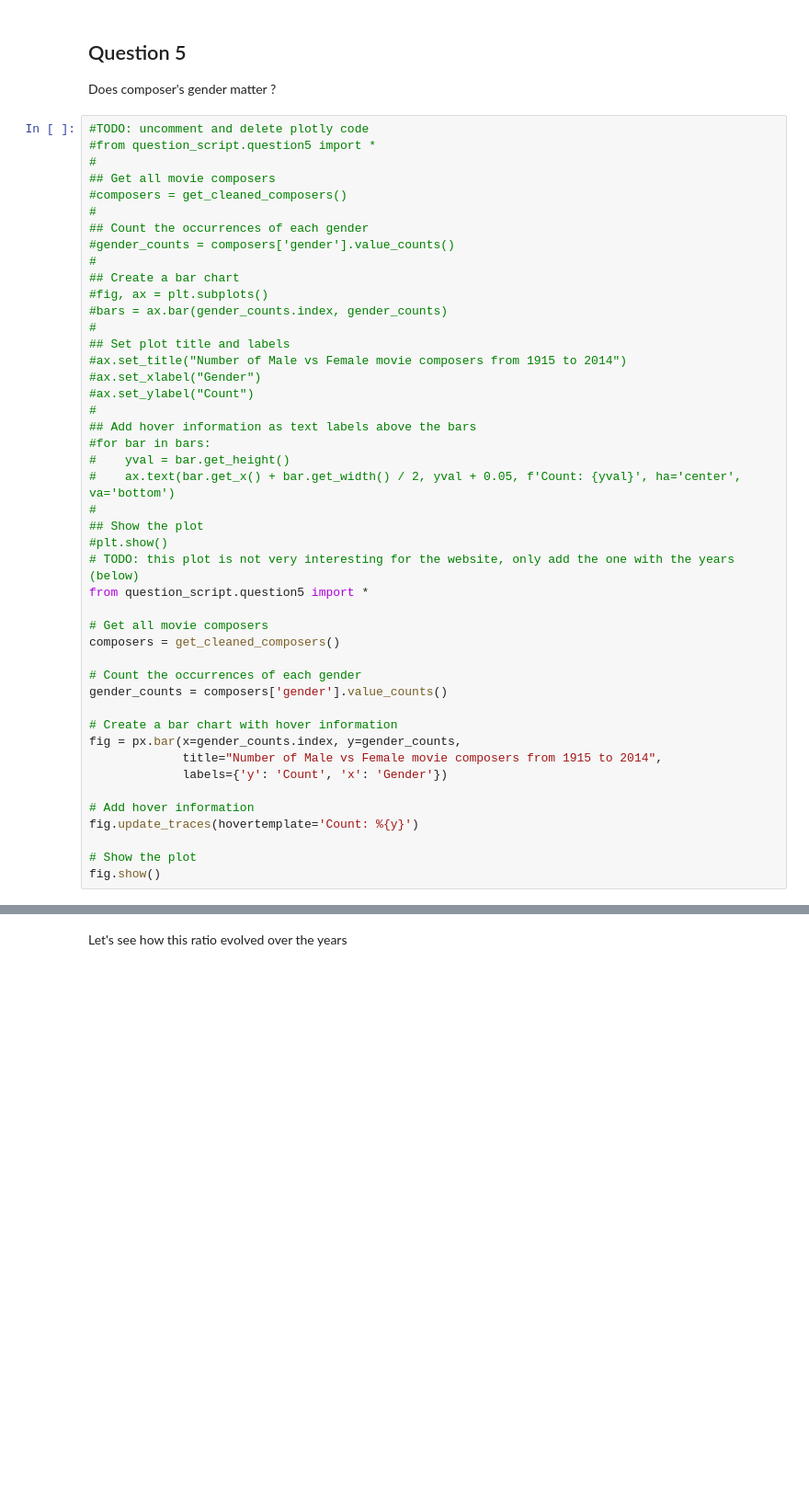
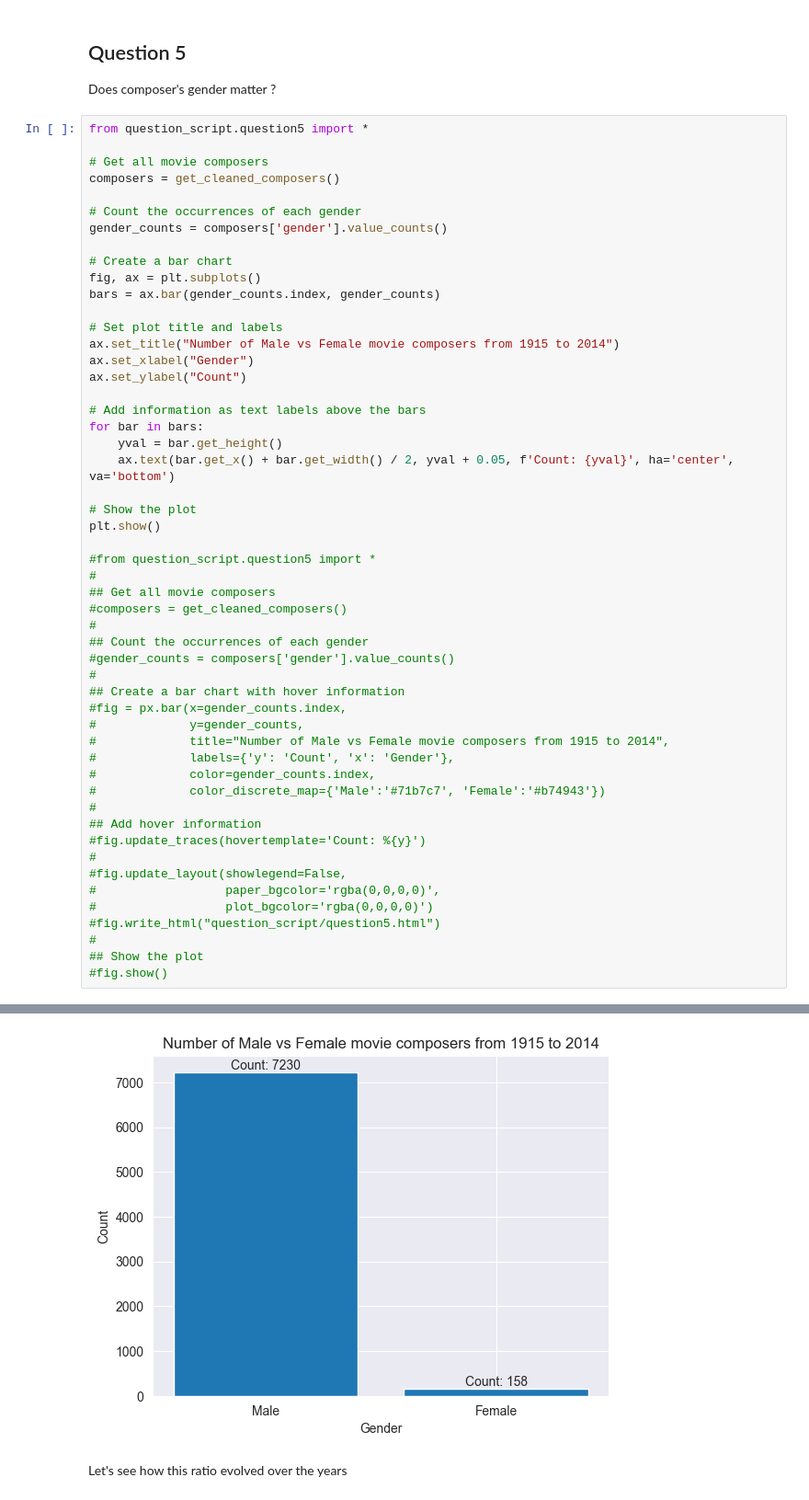
Before and after one commit to epfl-ada/ada-2023-project-learningthesecretsofdata, a Jupyter notebook: milestone_3.ipynb, the cells around one changed output, grey strips where cells are left out. Shown at 92% size. Drawn from its saved outputs; the diff is of its cells as text; blank space fills up the shorter version.

```diff
--- a/milestone_3.ipynb
+++ b/milestone_3.ipynb
@@ -236,7 +239,31 @@ heat_map_world(df=number_composer_per_country.reset_index(),
 
 Does composer's gender matter ?
 # %%
-#TODO: uncomment and delete plotly code
+from question_script.question5 import *
+
+# Get all movie composers
+composers = get_cleaned_composers()
+
+# Count the occurrences of each gender
+gender_counts = composers['gender'].value_counts()
+
+# Create a bar chart
+fig, ax = plt.subplots()
+bars = ax.bar(gender_counts.index, gender_counts)
+
+# Set plot title and labels
+ax.set_title("Number of Male vs Female movie composers from 1915 to 2014")
+ax.set_xlabel("Gender")
+ax.set_ylabel("Count")
+
+# Add information as text labels above the bars
+for bar in bars:
+    yval = bar.get_height()
+    ax.text(bar.get_x() + bar.get_width() / 2, yval + 0.05, f'Count: {yval}', ha='center', va='bottom')
+
+# Show the plot
+plt.show()
+
 #from question_script.question5 import *
 #
 ## Get all movie composers
@@ -245,39 +272,22 @@ Does composer's gender matter ?
 ## Count the occurrences of each gender
 #gender_counts = composers['gender'].value_counts()
 #
-## Create a bar chart
-#fig, ax = plt.subplots()
-#bars = ax.bar(gender_counts.index, gender_counts)
+## Create a bar chart with hover information
+#fig = px.bar(x=gender_counts.index,
+#             y=gender_counts,
+#             title="Number of Male vs Female movie composers from 1915 to 2014",
+#             labels={'y': 'Count', 'x': 'Gender'},
+#             color=gender_counts.index,
+#             color_discrete_map={'Male':'#71b7c7', 'Female':'#b74943'})
 #
-## Set plot title and labels
-#ax.set_title("Number of Male vs Female movie composers from 1915 to 2014")
-#ax.set_xlabel("Gender")
-#ax.set_ylabel("Count")
+## Add hover information
+#fig.update_traces(hovertemplate='Count: %{y}')
 #
-## Add hover information as text labels above the bars
-#for bar in bars:
-#    yval = bar.get_height()
-#    ax.text(bar.get_x() + bar.get_width() / 2, yval + 0.05, f'Count: {yval}', ha='center', va='bottom')
+#fig.update_layout(showlegend=False,
+#                  paper_bgcolor='rgba(0,0,0,0)',
+#                  plot_bgcolor='rgba(0,0,0,0)')
+#fig.write_html("question_script/question5.html")
 #
 ## Show the plot
-#plt.show()
-# TODO: this plot is not very interesting for the website, only add the one with the years (below)
-from question_script.question5 import *
-
-# Get all movie composers
-composers = get_cleaned_composers()
-
-# Count the occurrences of each gender
-gender_counts = composers['gender'].value_counts()
-
-# Create a bar chart with hover information
-fig = px.bar(x=gender_counts.index, y=gender_counts,
-             title="Number of Male vs Female movie composers from 1915 to 2014",
-             labels={'y': 'Count', 'x': 'Gender'})
-
-# Add hover information
-fig.update_traces(hovertemplate='Count: %{y}')
-
-# Show the plot
-fig.show()
+#fig.show()
 # %% [output]
@@ -285,3 +294,4 @@ fig.show()
+[figure, added]
 # %% [markdown]
 Let's see how this ratio evolved over the years
 # %%
```
Also changed, not shown: parts of 4 cells of this notebook.
